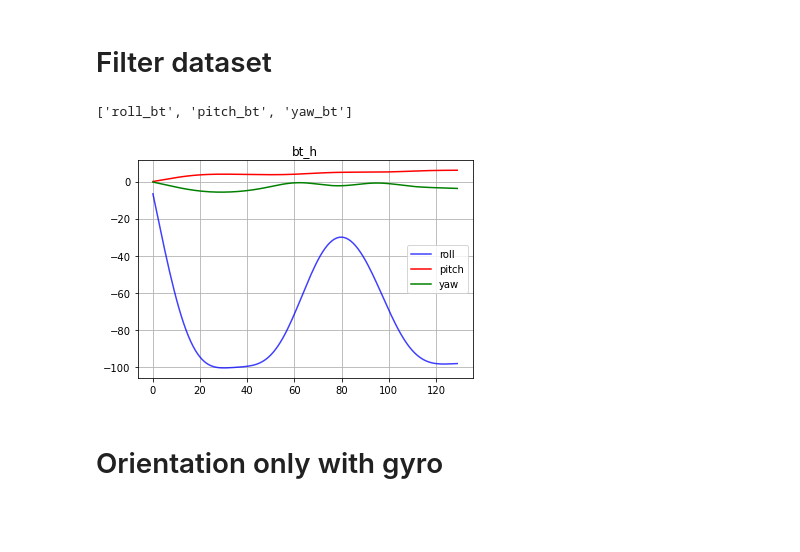
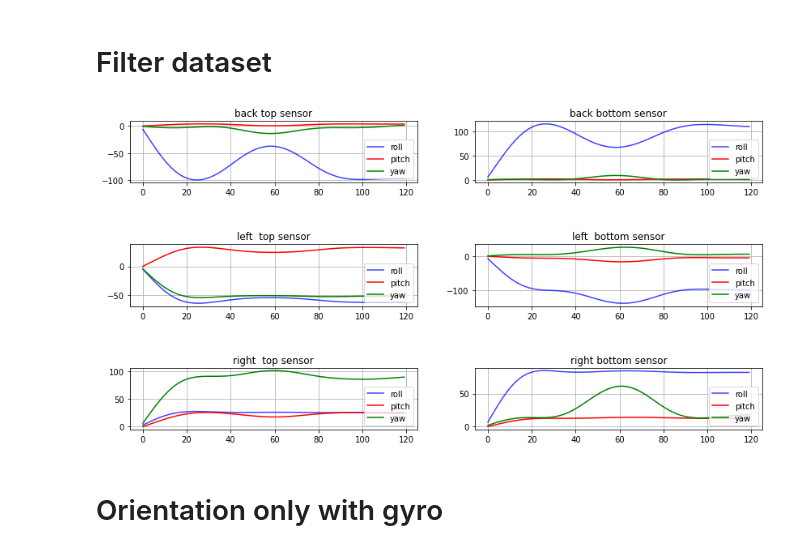
Before and after one commit to Demilaris/human_intention, a Jupyter notebook: IMU Preprocessing.ipynb, the cells around one changed output. Cells and saved outputs as stored; diff of their text form; code cells hidden in the pictures; blank space fills up the shorter version.

Commit message:
-local commit matplot

```diff
--- a/IMU Preprocessing.ipynb
+++ b/IMU Preprocessing.ipynb
@@ -264,7 +264,8 @@ filenames[0]
 for i in range(len(filenames)-30):
     filename = f"D:/Thesis/{name}/{filenames[i]}"
     print(filename)
-    IMU_set = read_csv_file(filename)
+    IMU_set_r = read_csv_file(filename)
+    IMU_set= IMU_set_r
     orientation_bt, orientation_bb, orientation_lt, orientation_lb, orientation_rt, orientation_rb = all_calibrate(сalibration_set,IMU_set)
     ready_dataset = pd.concat([orientation_bt, orientation_bb, orientation_lt, orientation_lb, orientation_rt, orientation_rb],axis = 1)
 #     print(ready_dataset)
@@ -349,8 +358,4 @@ def filter_scipy(dataset):
 # %%
 # z2, _ = signal.lfilter(b, a, z, zi=zi*z[0])
 # y = signal.filtfilt(b, a, xn)
-headers_orient  = find_headers_orient(orientation_lb_test)
-headers_orient
-# %% [output]
-['roll_bt', 'pitch_bt', 'yaw_bt']
 # %%
@@ -367,16 +383,50 @@ frame.columns = ["roll", "pitch", "yaw"]
 # frame
+# %%
+frame_bt = filter_angles(orientation_bt_test)
+frame_bb = filter_angles(orientation_bb_test)
+frame_lt = filter_angles(orientation_lt_test)
+frame_lb = filter_angles(orientation_lb_test)
+frame_rt = filter_angles(orientation_rt_test)
+frame_rb = filter_angles(orientation_rb_test)
+# %%
+
+def matplot_plot(frame,name_sensor_plot):
+    plt.title(f"{name_sensor_plot}")
+    plt.plot(frame.index, frame['roll'], 'b', alpha=0.75)
+    plt.plot(frame.index, frame['pitch'], 'r', frame.index,  frame['yaw'], 'g')
+    plt.legend(('roll', 'pitch', 'yaw'), loc='lower right')
+    plt.grid(True)
 # %%
-plt.figure
+
+# frame = frame.loc[15:]
+plt.figure(figsize=(14, 7))
+plt.subplots_adjust(hspace=1)
 
 
-plt.title(f"{name_sensor_plot}")
-plt.plot(frame.index, frame['roll'], 'b', alpha=0.75)
-plt.plot(frame.index, frame['pitch'], 'r', frame.index,  frame['yaw'], 'g')
-plt.legend(('roll', 'pitch', 'yaw'), loc='best')
-plt.grid(True)
+
+plt.subplot(3, 2, 1)
+matplot_plot(frame_bt,'back top sensor')
+
+plt.subplot(3, 2, 2)
+matplot_plot(frame_bb,'back bottom sensor')
+
+
+plt.subplot(3, 2,3)
+matplot_plot(frame_lt,'left  top sensor')
+
+plt.subplot(3, 2,4)
+matplot_plot(frame_lb,'left  bottom sensor')
+
+
+plt.subplot(3, 2, 5)
+matplot_plot(frame_rt,'right  top sensor')
+
+
+plt.subplot(3, 2, 6)
+matplot_plot(frame_rb,'right bottom sensor')
 plt.show()
 # %% [output]
-[figure, old version]
+[figure, new version]
 # %% [markdown]
 # Orientation only with gyro
 # %%
```
Also changed, not shown: parts of 5 cells of this notebook, 4 other files.
